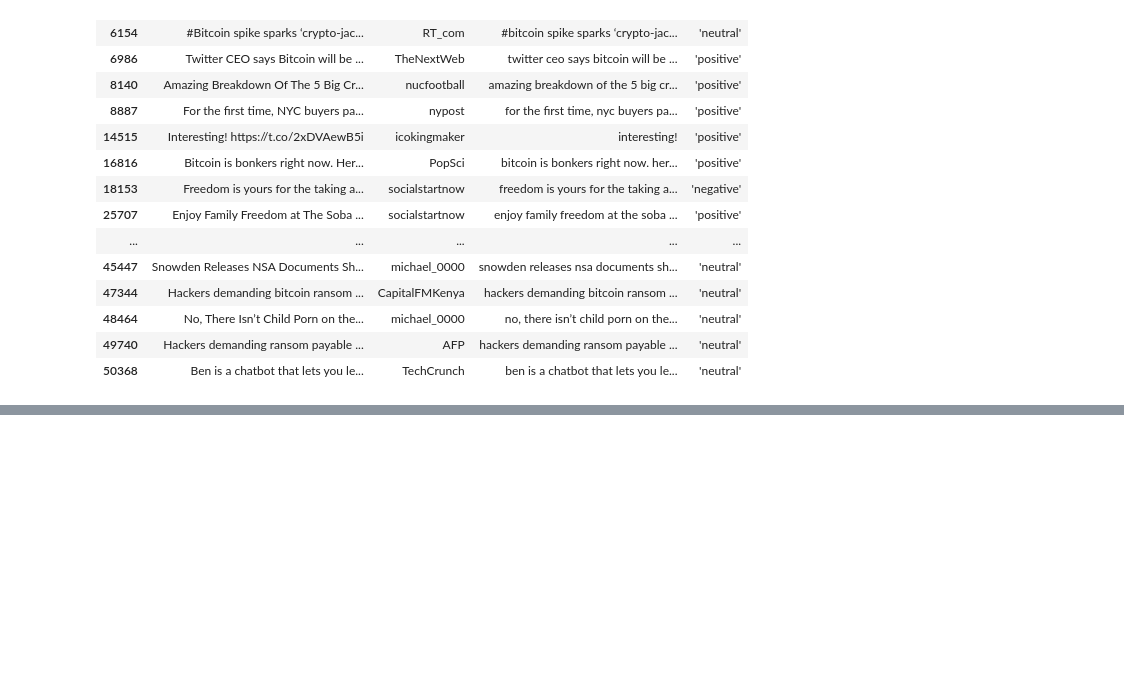
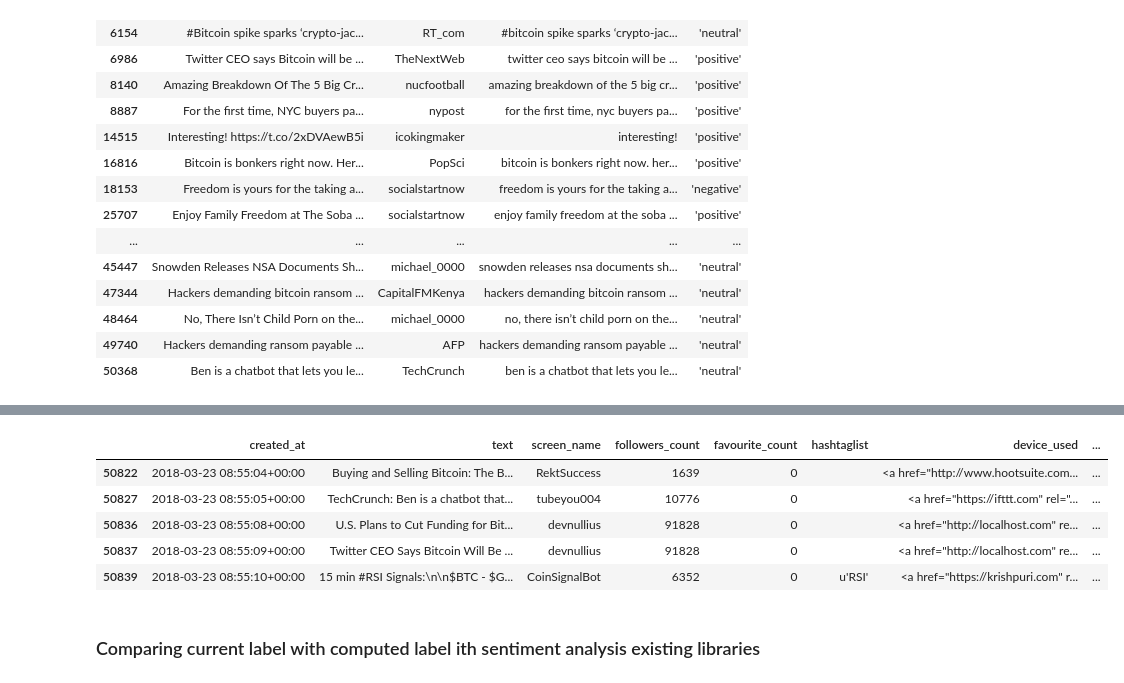
Before and after one commit to marouaneb48/bitcoin-prediction-using-twitter, a Jupyter notebook: notebooks/Tweets preprocessing.ipynb, the cells around one changed output, grey strips where cells are left out. Cells and saved outputs as stored; diff of their text form; code cells hidden in the pictures; blank space fills up the shorter version.

```diff
--- a/notebooks/Tweets preprocessing.ipynb
+++ b/notebooks/Tweets preprocessing.ipynb
@@ -231,0 +248,11 @@ lexical_dict = ["bitcoin", "bitcoins", "btc", "crypto", "cryptos", "cryptocurren
+# %%
+display(HTML(famous_tweets.tail().to_html()))
+# %% [output]
+|  | created_at | text | screen_name | followers_count | favourite_count | hashtaglist | device_used | ... |
+| 50822 | 2018-03-23 08:55:04+00:00 | Buying and Selling Bitcoin: The B... | RektSuccess | 1639 | 0 |  | <a href="http://www.hootsuite.com... | ... |
+| 50827 | 2018-03-23 08:55:05+00:00 | TechCrunch: Ben is a chatbot that... | tubeyou004 | 10776 | 0 |  | <a href="https://ifttt.com" rel="... | ... |
+| 50836 | 2018-03-23 08:55:08+00:00 | U.S. Plans to Cut Funding for Bit... | devnullius | 91828 | 0 |  | <a href="http://localhost.com" re... | ... |
+| 50837 | 2018-03-23 08:55:09+00:00 | Twitter CEO Says Bitcoin Will Be ... | devnullius | 91828 | 0 |  | <a href="http://localhost.com" re... | ... |
+| 50839 | 2018-03-23 08:55:10+00:00 | 15 min #RSI Signals:\n\n$BTC - $G... | CoinSignalBot | 6352 | 0 | u'RSI' | <a href="https://krishpuri.com" r... | ... |
+# %% [markdown]
+### Comparing current label with computed label ith sentiment analysis existing libraries
```
Also changed, not shown: parts of 36 cells of this notebook.
